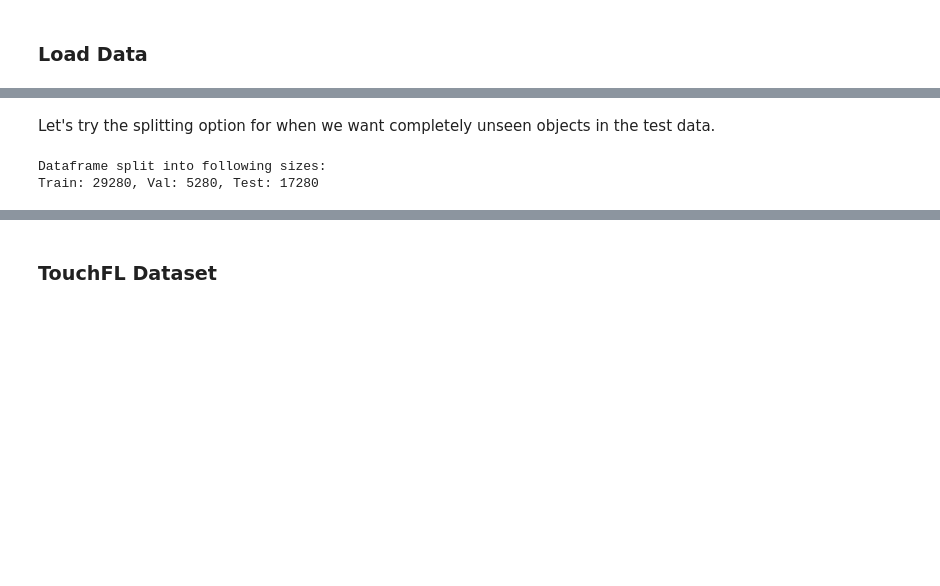
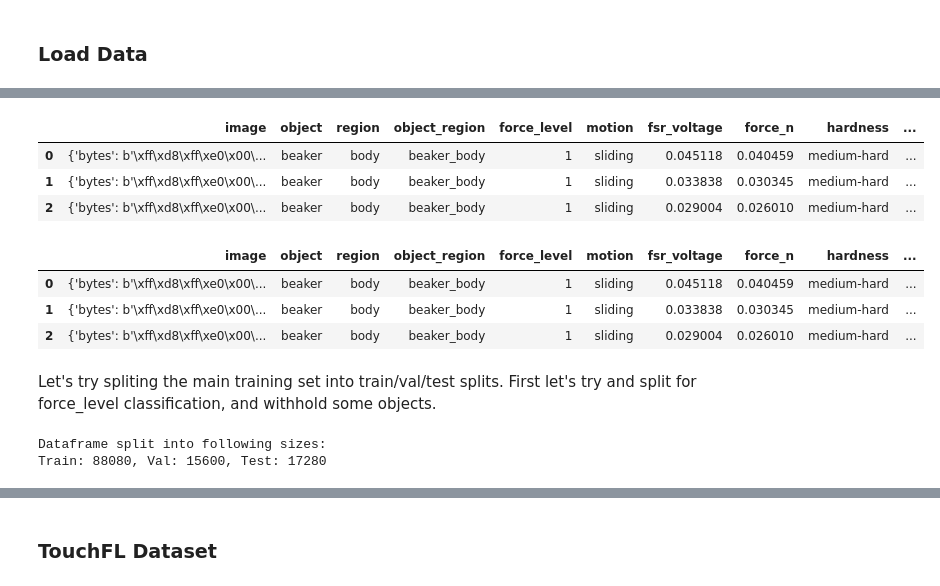
Before and after one commit to gemixin/touch-ex, a Jupyter notebook: notebooks/explore_dataset.ipynb, the cells around one changed output, grey strips where cells are left out. Cells and saved outputs as stored; diff of their text form; code cells hidden in the pictures; blank space fills up the shorter version.

```diff
--- a/notebooks/explore_dataset.ipynb
+++ b/notebooks/explore_dataset.ipynb
@@ -49,17 +58,36 @@ df.head(3)
+# %%
+# View the first few rows of the test_unseen DataFrame
+test_unseen_df.head(3)
+# %% [output]
+|  | image | object | region | object_region | force_level | motion | fsr_voltage | force_n | hardness | ... |
+| 0 | {'bytes': b'\xff\xd8\xff\xe0\x00\... | beaker | body | beaker_body | 1 | sliding | 0.045118 | 0.040459 | medium-hard | ... |
+| 1 | {'bytes': b'\xff\xd8\xff\xe0\x00\... | beaker | body | beaker_body | 1 | sliding | 0.033838 | 0.030345 | medium-hard | ... |
+| 2 | {'bytes': b'\xff\xd8\xff\xe0\x00\... | beaker | body | beaker_body | 1 | sliding | 0.029004 | 0.026010 | medium-hard | ... |
+# %%
+# Add new columns to test_unseen_df for expected labels
+test_unseen_df = utils.add_expected_labels(test_unseen_df)
+test_unseen_df.head(3)
+# %% [output]
+|  | image | object | region | object_region | force_level | motion | fsr_voltage | force_n | hardness | ... |
+| 0 | {'bytes': b'\xff\xd8\xff\xe0\x00\... | beaker | body | beaker_body | 1 | sliding | 0.045118 | 0.040459 | medium-hard | ... |
+| 1 | {'bytes': b'\xff\xd8\xff\xe0\x00\... | beaker | body | beaker_body | 1 | sliding | 0.033838 | 0.030345 | medium-hard | ... |
+| 2 | {'bytes': b'\xff\xd8\xff\xe0\x00\... | beaker | body | beaker_body | 1 | sliding | 0.029004 | 0.026010 | medium-hard | ... |
 # %% [markdown]
-Let's try the splitting option for when we want completely unseen objects in the test data.
+Let's try spliting the main training set into train/val/test splits.
+First let's try and split for force_level classification, and withhold some objects.
 # %%
 # Split the dataset into training, validation, and test sets where the test set contains
 # unseen objects
 # Split size is just for the val split so we only want half of our usual split size
-train_df, val_df, test_df = utils.split_by_interaction_unseen_objs(
-    df,
+# Stratify by force level to ensure all force levels are represented in each split
+train_df, val_df, test_df = utils.split_by_interaction_withheld(
+    dfs["train"],
     split_size=data_config["split_size"] / 2,
-    stratify_label=data_config["stratify_label"],
+    stratify_label="force_level",
     random_state=data_config["random_state"],
-    unseen_objs=["hammer", "scissors"],
+    withheld_labels=("object", ["hammer", "mug"]),
 )
 # %% [output]
 Dataframe split into following sizes:
-Train: 29280, Val: 5280, Test: 17280
+Train: 88080, Val: 15600, Test: 17280
 # %%
```
Also changed, not shown: parts of 19 cells of this notebook, 10 other files.
